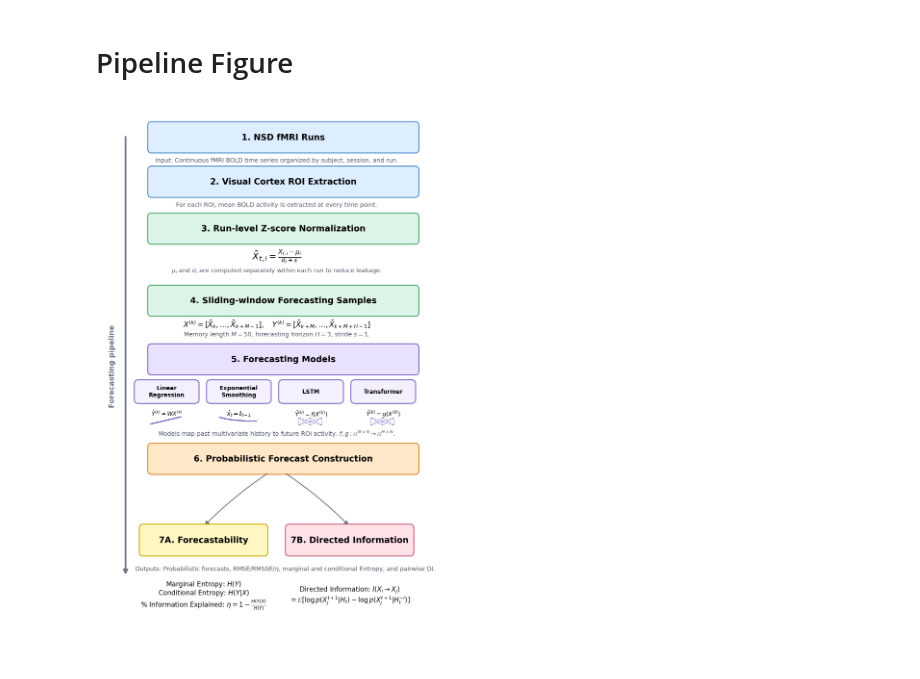
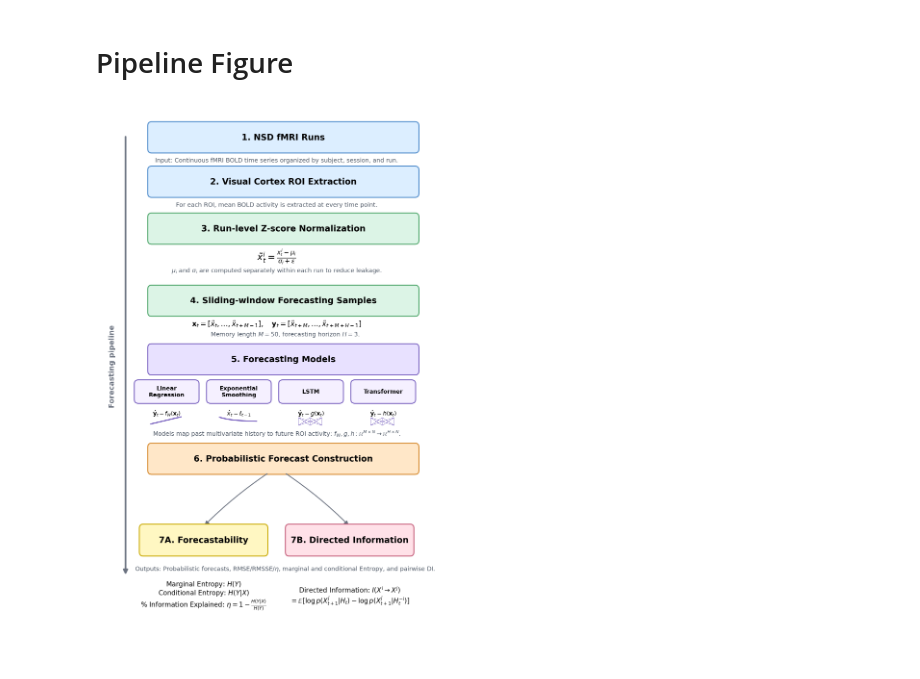
Before and after one commit to ab126/fmri_forecasting, a Jupyter notebook: miscellaneous.ipynb, the cells around one changed output. Drawn from its saved outputs; the diff is of its cells as text; code cells hidden in the pictures.

```diff
--- a/miscellaneous.ipynb
+++ b/miscellaneous.ipynb
@@ -108,7 +108,7 @@ box(1.45, 14.18, 8.0, 0.80, "3. Run-level Z-score Normalization", GREEN, GREEN_E
 
 ax.text(
     5.25, 13.8,
-    r"$\tilde X_{t,i}=\frac{X_{t,i}-\mu_i}{\sigma_i+\epsilon}$",
+    r"$\tilde x_{t}^i=\frac{x_{t}^i-\mu_i}{\sigma_i+\epsilon}$",
     ha="center",
     va="center",
     fontsize=15,
@@ -124,17 +124,17 @@ box(1.45, 12.15, 8.0, 0.80, "4. Sliding-window Forecasting Samples", GREEN, GREE
 
 ax.text(
     5.25, 11.90,
-    r"$X^{(k)}=[\tilde{X}_k,\ldots,\tilde{X}_{k+M-1}], \quad "
-    r"Y^{(k)}=[\tilde{X}_{k+M},\ldots,\tilde{X}_{k+M+H-1}]$",
+    r"$\mathbf{x}_{t}=[\tilde{x}_t,\ldots,\tilde{x}_{t+M-1}], \quad "
+    r"\mathbf{y}_{t}=[\tilde{x}_{t+M},\ldots,\tilde{x}_{t+M+H-1}]$",
     ha="center",
     va="center",
     fontsize=12,
 )
 
 center_text(
-    5.25,
+    5.5,
     11.60,
-    r"Memory length $M=50$, forecasting horizon $H=3$, stride $s=1$.",
+    r"Memory length $M=50$, forecasting horizon $H=3$.",
 )
 
 # 5. Forecasting models
@@ -146,7 +146,7 @@ panel_h = 0.58
 x_positions = [1.05, 3.20, 5.35, 7.50]
 
 box(x_positions[0], model_y, panel_w, panel_h, "Linear\nRegression", "#F5F0FF", PURPLE_EDGE, 9.5, True)
-ax.text(x_positions[0] + panel_w / 2, model_y - 0.32, r"$\hat{Y}^{(k)}=WX^{(k)}$", ha="center", va="center", fontsize=9.2)
+ax.text(x_positions[0] + panel_w / 2, model_y - 0.32, r"$\hat{\mathbf{y}}_t=f_W(\mathbf{x}_{t})$", ha="center", va="center", fontsize=9.2)
 ax.plot([x_positions[0] + 0.45, x_positions[0] + 1.35], [model_y - 0.62, model_y - 0.42], lw=2, color=PURPLE_EDGE)
 
 box(x_positions[1], model_y, panel_w, panel_h, "Exponential\nSmoothing", "#F5F0FF", PURPLE_EDGE, 9.5, True)
@@ -156,7 +156,7 @@ ys = model_y - 0.55 + 0.12 * np.exp(-2.5 * (xs - xs.min()))
 ax.plot(xs, ys, lw=2, color=PURPLE_EDGE)
 
 box(x_positions[2], model_y, panel_w, panel_h, "LSTM", "#F5F0FF", PURPLE_EDGE, 9.5, True)
-ax.text(x_positions[2] + panel_w / 2, model_y - 0.32, r"$\hat{Y}^{(k)}=f(X^{(k)})$", ha="center", va="center", fontsize=9.5)
+ax.text(x_positions[2] + panel_w / 2, model_y - 0.32, r"$\hat{\mathbf{y}}_t=g(\mathbf{x}_{t})$", ha="center", va="center", fontsize=9.5)
 theta = np.linspace(0, 2 * np.pi, 100)
 #ax.plot(
 #    x_positions[2] + panel_w / 2 + 0.23 * np.cos(theta),
@@ -175,7 +175,7 @@ for a in [0.55, 0.9, 1.25]:
         )
 
 box(x_positions[3], model_y, panel_w, panel_h, "Transformer", "#F5F0FF", PURPLE_EDGE, 9.5, True)
-ax.text(x_positions[3] + panel_w / 2, model_y - 0.32, r"$\hat{Y}^{(k)}=g(X^{(k)})$", ha="center", va="center", fontsize=9.5)
+ax.text(x_positions[3] + panel_w / 2, model_y - 0.32, r"$\hat{\mathbf{y}}_t=h(\mathbf{x}_{t})$", ha="center", va="center", fontsize=9.5)
 
 for a in [0.55, 0.9, 1.25]:
     for b in [0.55, 0.9, 1.25]:
@@ -191,7 +191,7 @@ center_text(
     5.25,
     8.80,
     r"Models map past multivariate history to future ROI activity: "
-    r"$f,g:\mathbb{R}^{M\times N}\rightarrow\mathbb{R}^{H\times N}$.",
+    r"$f_W,g,h:\mathbb{R}^{M\times N}\rightarrow\mathbb{R}^{H\times N}$.",
     fs=10.,
 )
 
@@ -221,35 +221,35 @@ box(5.55, 5.40, 3.75, 0.82, "7B. Directed Information", PINK, PINK_EDGE, 14, Tru
 ax.text(
     7.425,
     4.25,
-    r"Directed Information: $I(X_i\rightarrow X_j)$" "\n"
-    r"$=\mathbb{E}[\log p(X_j^{t+1}|H_t)-\log p(X_j^{t+1}|H_t^{-i})]$",
+    r"Directed Information: $I(X^i\rightarrow X^j)$" "\n"
+    r"$=\mathbb{E}[\log p(X^j_{t+1}|H_t)-\log p(X^j_{t+1}|H_t^{-i})]$",
     ha="center",
     va="center",
     fontsize=11.0,
 )
 
 center_text(
     5.5,
     5.00,
     r"Outputs: Probabilistic forecasts, RMSE/RMSSE/$\eta$, marginal and conditional Entropy, and pairwise DI.",
     fs=10.0,
 )
 
 #ax.text(
 #    5.25,
 #    2.0,
 #    "Note: directed-information analysis is not interpreted for exponential smoothing because it models each ROI independently.",
 #    ha="center",
 #    va="center",
 #    fontsize=10.,
 #    color="#6B7280",
 #    style="italic",
 #)
 
 # Save safely. Avoid bbox_inches='tight' because it caused your PIL/idat save issue.
 fig.savefig(OUT / "fmri_pipeline_vertical_clean_v5.png", dpi=250)
 fig.savefig(OUT / "fmri_pipeline_vertical_clean_v5.svg")
 
 plt.show()
 # %% [output]
-[figure, old version]
+[figure, new version]
```
Also changed, not shown: 1 other file.
